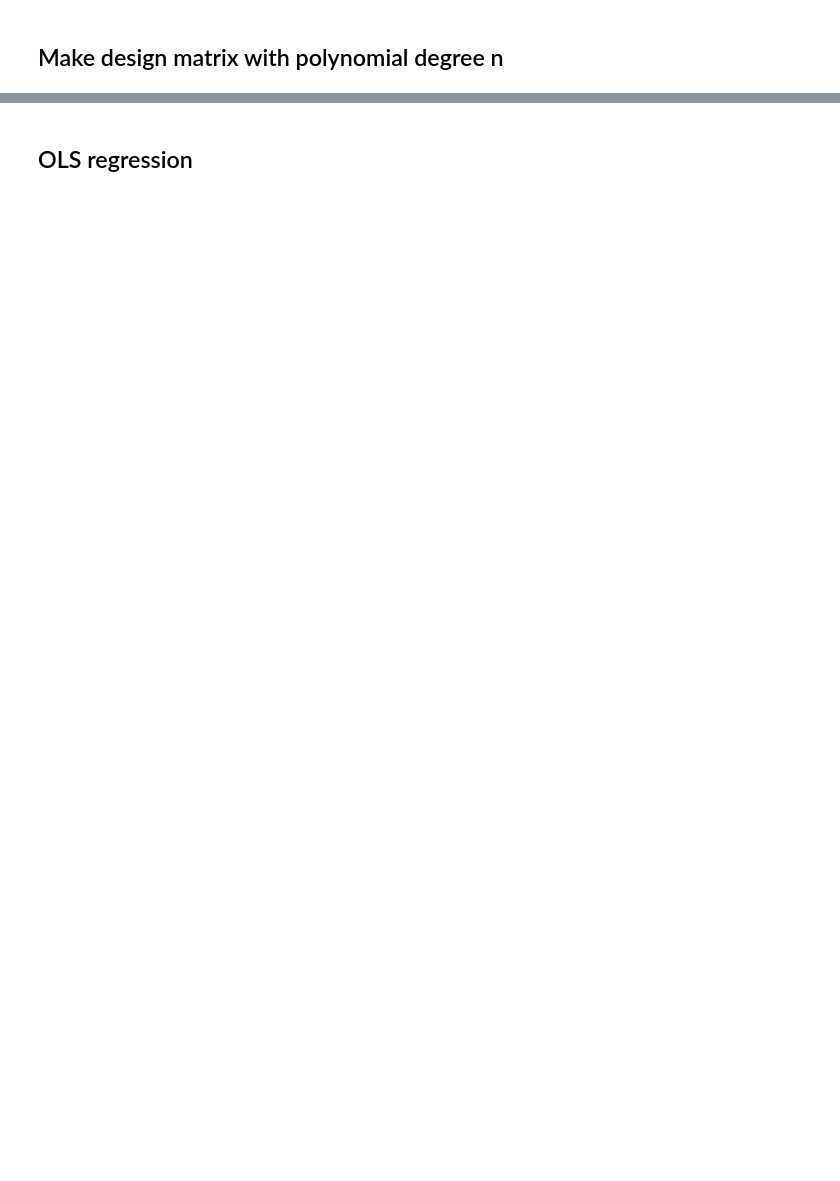
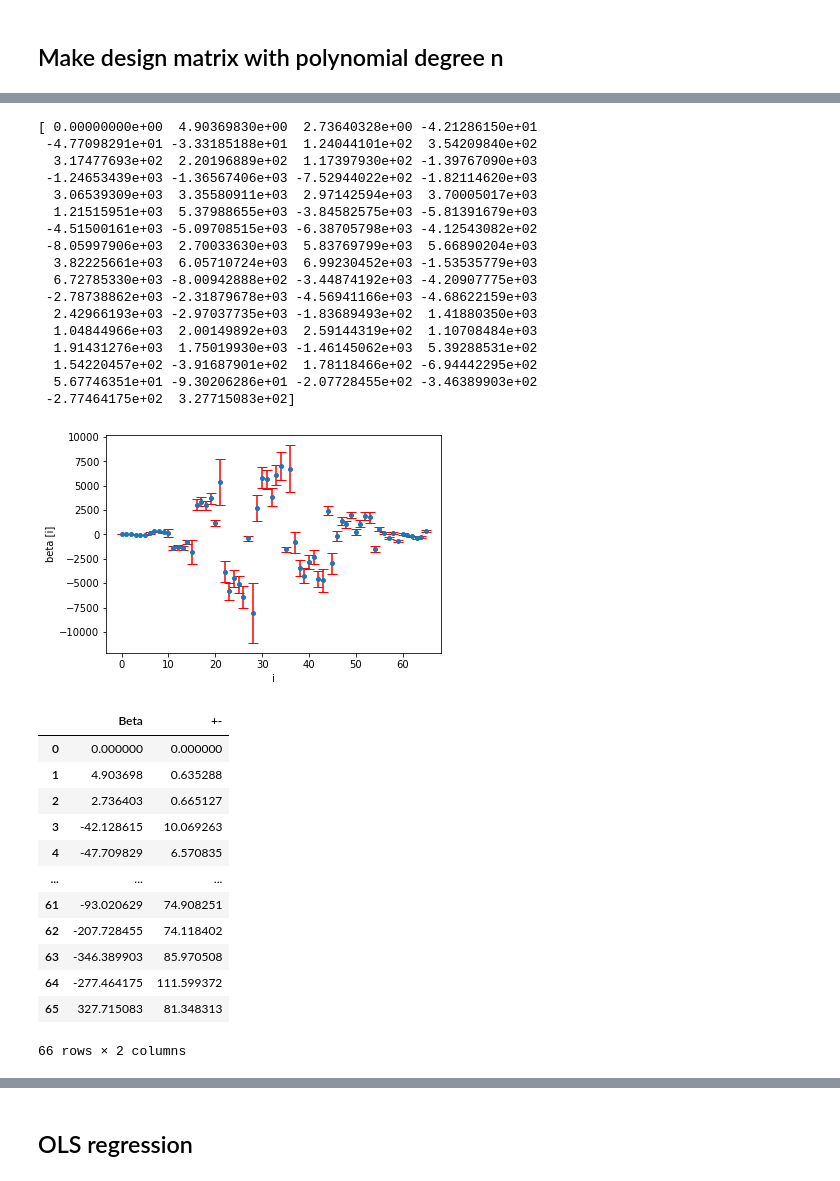
Before and after one commit to jornmarh/fys-stk4155, a Jupyter notebook: project1/exercise-1-ad.ipynb, the cells around one changed output, grey strips where cells are left out. Saved outputs shown, nothing was run; the diff lists cells and outputs as text; code cells hidden in the pictures; blank space fills up the shorter version.

```diff
--- a/project1/exercise-1-ad.ipynb
+++ b/project1/exercise-1-ad.ipynb
@@ -71,15 +73,3 @@ def create_X(x, y, n ):
 			X[:,q+k] = (x**(i-k))*(y**k)
 
 	return X
-
-
-# Making meshgrid of datapoints and compute Franke's function
-n = 5
-N = 1000
-x = np.sort(np.random.uniform(0, 1, N))
-y = np.sort(np.random.uniform(0, 1, N))
-z = FrankeFunction(x, y)
-X_array = np.zeros(5)
-for i in range(5):
-    n = i+1
-    X_array[i] = create_X(x, y, n=n)
@@ -88,5 +75,0 @@ for i in range(5):
-# %%
-X_train, X_test, z_train, z_test = train_test_split(X,z, test_size=0.2)
-scaler = StandardScaler()
-X_train_scaled = X_train #scaler.fit_transform(X_train) # to not scale, just put = X_train instead of changing everywhere
-X_test_scaled = X_test#scaler.transform(X_test)
@@ -92,0 +118,50 @@ X_test_scaled = X_test#scaler.transform(X_test)
+# %%
+sigma2 = np.zeros(len(betaOLS))
+for i in range(len(betaOLS)):
+    sigma2[i] = 2*np.sqrt(np.linalg.pinv(X_train_scaled.T @ X_train_scaled)[i,i] * 0.1**2)#/np.sqrt(N)
+print(betaOLS)
+
+
+pd.DataFrame(betaOLS, sigma2)
+#plt.scatter(np.arange(0,len(betaOLS)), betaOLS, color='blue')
+#plt.scatter(np.arange(0,len(betaOLS)), betaOLS+sigma2, color='red', s=5)
+#plt.scatter(np.arange(0,len(betaOLS)), betaOLS-sigma2, color='red', s=5)
+plt.errorbar(np.arange(0,len(betaOLS)), betaOLS, yerr=sigma2, fmt='o', ecolor='red', capsize=5, markersize=4)
+plt.xlabel('i')
+plt.ylabel('beta [i]')
+plt.show()
+
+table = pd.DataFrame({'Beta': betaOLS, '+-': sigma2})
+table
+# %% [output]
+[ 0.00000000e+00  4.90369830e+00  2.73640328e+00 -4.21286150e+01
+ -4.77098291e+01 -3.33185188e+01  1.24044101e+02  3.54209840e+02
+  3.17477693e+02  2.20196889e+02  1.17397930e+02 -1.39767090e+03
+ -1.24653439e+03 -1.36567406e+03 -7.52944022e+02 -1.82114620e+03
+  3.06539309e+03  3.35580911e+03  2.97142594e+03  3.70005017e+03
+  1.21515951e+03  5.37988655e+03 -3.84582575e+03 -5.81391679e+03
+ -4.51500161e+03 -5.09708515e+03 -6.38705798e+03 -4.12543082e+02
+ -8.05997906e+03  2.70033630e+03  5.83769799e+03  5.66890204e+03
+  3.82225661e+03  6.05710724e+03  6.99230452e+03 -1.53535779e+03
+  6.72785330e+03 -8.00942888e+02 -3.44874192e+03 -4.20907775e+03
+ -2.78738862e+03 -2.31879678e+03 -4.56941166e+03 -4.68622159e+03
+  2.42966193e+03 -2.97037735e+03 -1.83689493e+02  1.41880350e+03
+  1.04844966e+03  2.00149892e+03  2.59144319e+02  1.10708484e+03
+  1.91431276e+03  1.75019930e+03 -1.46145062e+03  5.39288531e+02
+  1.54220457e+02 -3.91687901e+02  1.78118466e+02 -6.94442295e+02
+  5.67746351e+01 -9.30206286e+01 -2.07728455e+02 -3.46389903e+02
+ -2.77464175e+02  3.27715083e+02]
+[figure, added]
+|  | Beta | +- |
+| 0 | 0.000000 | 0.000000 |
+| 1 | 4.903698 | 0.635288 |
+| 2 | 2.736403 | 0.665127 |
+| 3 | -42.128615 | 10.069263 |
+| 4 | -47.709829 | 6.570835 |
+| ... | ... | ... |
+| 61 | -93.020629 | 74.908251 |
+| 62 | -207.728455 | 74.118402 |
+| 63 | -346.389903 | 85.970508 |
+| 64 | -277.464175 | 111.599372 |
+| 65 | 327.715083 | 81.348313 |
+66 rows × 2 columns
```
Also changed, not shown: parts of 9 cells of this notebook.
